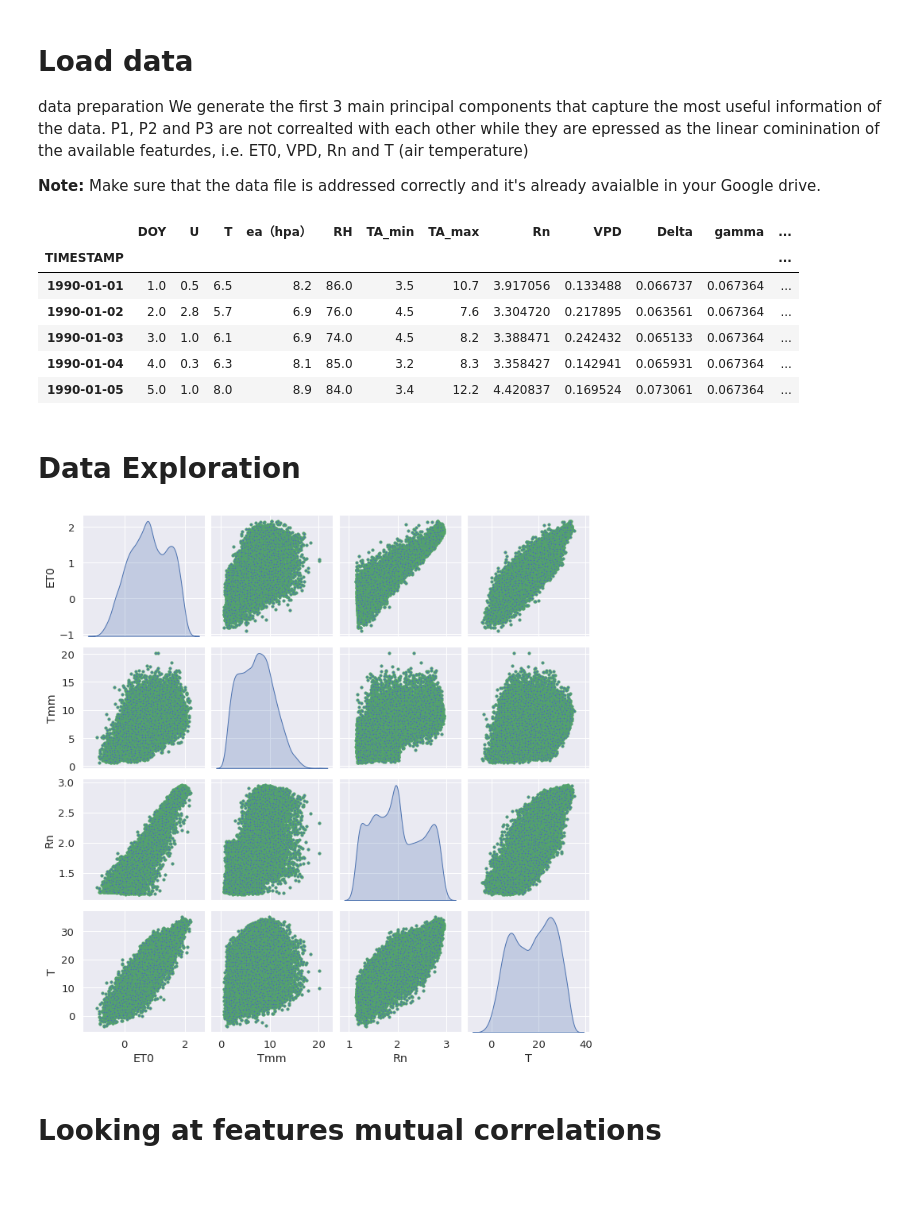
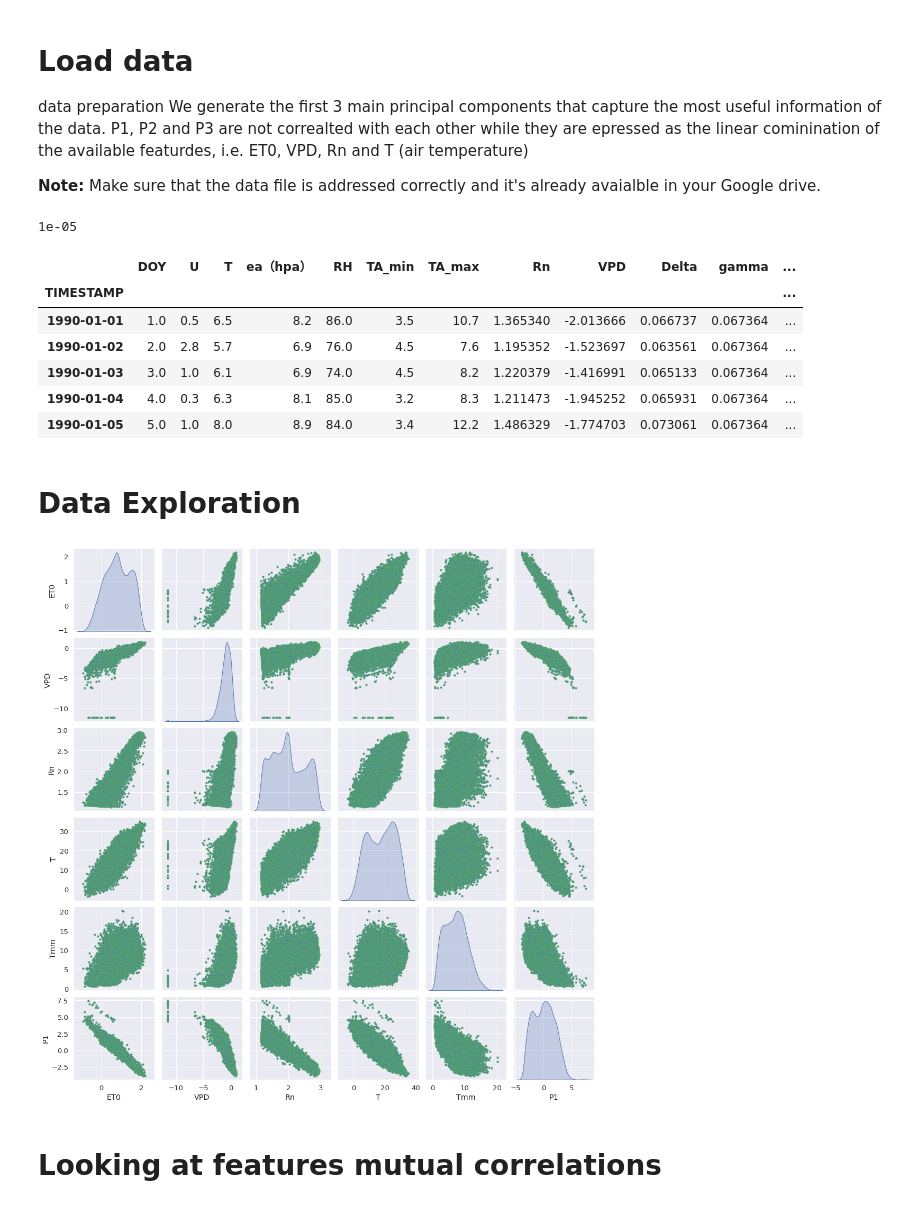
Before and after one commit to ekourkchi/Weather_research, a Jupyter notebook: GPR_PSO_Changde_1d_15ETplus.ipynb, the cells around one changed output. Drawn from its saved outputs; the diff is of its cells as text; code cells hidden in the pictures.

```diff
--- a/GPR_PSO_Changde_1d_15ETplus.ipynb
+++ b/GPR_PSO_Changde_1d_15ETplus.ipynb
@@ -72,28 +82,10 @@ data.set_index("TIMESTAMP", inplace=True)
 # resample data daily, forward linear interpolation to fill the missing values
 data.resample('1d').mean()
 data = data.interpolate(method='linear', limit_direction='forward', axis=0)
-
-## Optional:
-## Generating the first three principal (P1, P2, P3) components basesd on ET0, VPD, Rn and T.
-myData = data[["ET0", "VPD", "Rn", "T"]].ffill()
-z_scaler = StandardScaler()
-z_data = z_scaler.fit_transform(myData)
-pca_data = PCA().fit_transform(z_data);
-pca_trafo = PCA().fit(z_data);
-data["P1"] = pca_data[:,0]
-data["P2"] = pca_data[:,1]
-data["P3"] = pca_data[:,3]
-
-# displaying the first couple rows of the data table
-data.head()
-# %% [output]
-|  | DOY | U | T | ea（hpa） | RH | TA_min | TA_max | Rn | VPD | Delta | gamma | ... |
-| TIMESTAMP |  |  |  |  |  |  |  |  |  |  |  | ... |
-| 1990-01-01 | 1.0 | 0.5 | 6.5 | 8.2 | 86.0 | 3.5 | 10.7 | 3.917056 | 0.133488 | 0.066737 | 0.067364 | ... |
-| 1990-01-02 | 2.0 | 2.8 | 5.7 | 6.9 | 76.0 | 4.5 | 7.6 | 3.304720 | 0.217895 | 0.063561 | 0.067364 | ... |
-| 1990-01-03 | 3.0 | 1.0 | 6.1 | 6.9 | 74.0 | 4.5 | 8.2 | 3.388471 | 0.242432 | 0.065133 | 0.067364 | ... |
-| 1990-01-04 | 4.0 | 0.3 | 6.3 | 8.1 | 85.0 | 3.2 | 8.3 | 3.358427 | 0.142941 | 0.065931 | 0.067364 | ... |
-| 1990-01-05 | 5.0 | 1.0 | 8.0 | 8.9 | 84.0 | 3.4 | 12.2 | 4.420837 | 0.169524 | 0.073061 | 0.067364 | ... |
+# %%
+np.min(data.VPD+1.E-5)
+# %% [output]
+1e-05
 # %%
 data["ET0"] = np.log(data["ET0"])
 data["Rn"] = np.log(data["Rn"])
@@ -101,4 +94,26 @@ data["VPD"] = np.log(data["VPD"])
 data["Tmm"] = data["TA_max"] - data["TA_min"]
+# %%
+## Optional:
+## Generating the first three principal (P1, P2, P3) components basesd on ET0, VPD, Rn and T.
+myData = data[["Tmm", "ET0", "T", "Rn", "VPD"]].ffill()
+z_scaler = StandardScaler()
+z_data = z_scaler.fit_transform(myData)
+pca_data = PCA().fit_transform(z_data);
+pca_trafo = PCA().fit(z_data);
+data["P1"] = pca_data[:,0]
+data["P2"] = pca_data[:,1]
+# data["P3"] = pca_data[:,3]
+
+# displaying the first couple rows of the data table
+data.head()
+# %% [output]
+|  | DOY | U | T | ea（hpa） | RH | TA_min | TA_max | Rn | VPD | Delta | gamma | ... |
+| TIMESTAMP |  |  |  |  |  |  |  |  |  |  |  | ... |
+| 1990-01-01 | 1.0 | 0.5 | 6.5 | 8.2 | 86.0 | 3.5 | 10.7 | 1.365340 | -2.013666 | 0.066737 | 0.067364 | ... |
+| 1990-01-02 | 2.0 | 2.8 | 5.7 | 6.9 | 76.0 | 4.5 | 7.6 | 1.195352 | -1.523697 | 0.063561 | 0.067364 | ... |
+| 1990-01-03 | 3.0 | 1.0 | 6.1 | 6.9 | 74.0 | 4.5 | 8.2 | 1.220379 | -1.416991 | 0.065133 | 0.067364 | ... |
+| 1990-01-04 | 4.0 | 0.3 | 6.3 | 8.1 | 85.0 | 3.2 | 8.3 | 1.211473 | -1.945252 | 0.065931 | 0.067364 | ... |
+| 1990-01-05 | 5.0 | 1.0 | 8.0 | 8.9 | 84.0 | 3.4 | 12.2 | 1.486329 | -1.774703 | 0.073061 | 0.067364 | ... |
 # %% [markdown]
 # Data Exploration
 # %%
@@ -108,9 +123,9 @@ from sklearn.decomposition import PCA
 from sklearn.preprocessing import StandardScaler
 
 sns.set(font_scale=1.2)
-pp = sns.pairplot(data[["ET0", "Tmm", "Rn", "T"]].dropna(), diag_kind="kde", markers=".", plot_kws=dict(s=40, edgecolor="g", linewidth=1),diag_kws=dict(shade=True))
+pp = sns.pairplot(data[["ET0", "VPD", "Rn", "T", "Tmm", "P1"]].dropna(), diag_kind="kde", markers=".", plot_kws=dict(s=40, edgecolor="g", linewidth=1),diag_kws=dict(shade=True))
 # %% [output]
-[figure, old version]
+[figure, new version]
 # %% [markdown]
 # Looking at features mutual correlations
 # %%
```
Also changed, not shown: parts of 15 cells of this notebook.
